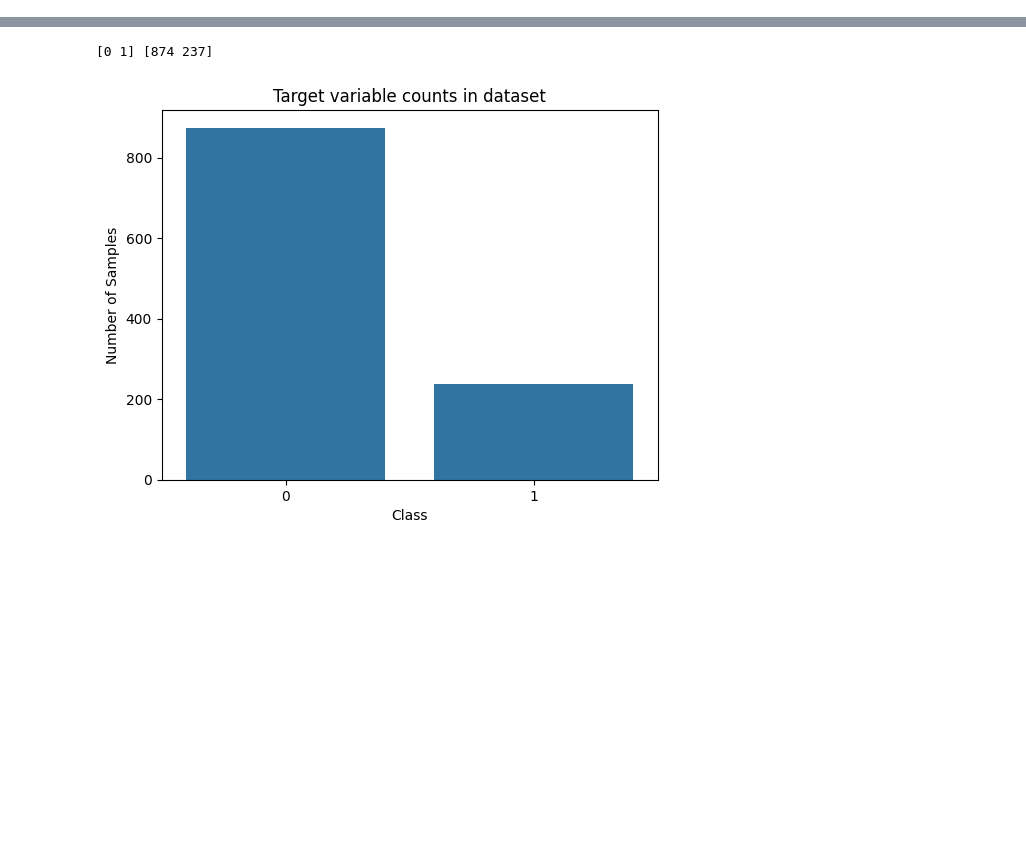
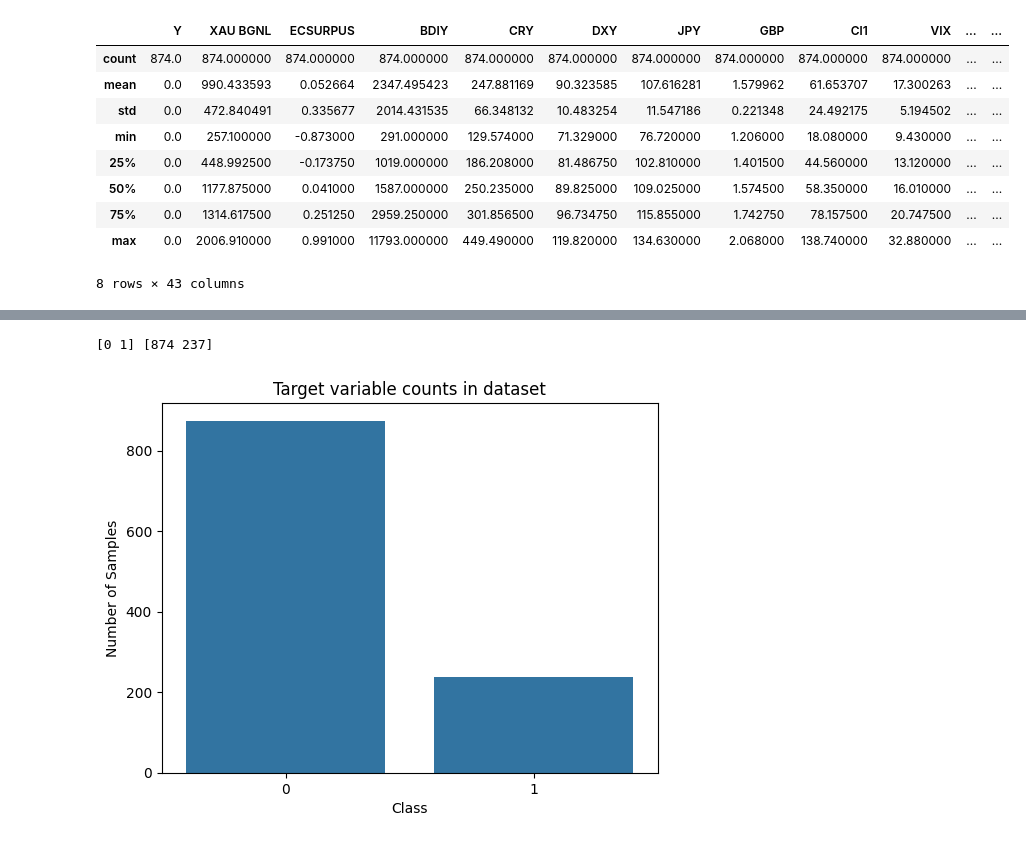
Before and after one commit to SKhan23-SWE/Market_Anomaly_Detection, a Jupyter notebook: market_analysis.ipynb, the cells around one changed output, grey strips where cells are left out. Cells and saved outputs as stored; diff of their text form; code cells hidden in the pictures; blank space fills up the shorter version.

```diff
--- a/market_analysis.ipynb
+++ b/market_analysis.ipynb
@@ -36,0 +28,13 @@ dtype: int64
+# %%
+df[df['Y'] == 0].describe()   # Data for non-anomalous days
+# %% [output]
+|  | Y | XAU BGNL | ECSURPUS | BDIY | CRY | DXY | JPY | GBP | Cl1 | VIX | ... | ... |
+| count | 874.0 | 874.000000 | 874.000000 | 874.000000 | 874.000000 | 874.000000 | 874.000000 | 874.000000 | 874.000000 | 874.000000 | ... | ... |
+| mean | 0.0 | 990.433593 | 0.052664 | 2347.495423 | 247.881169 | 90.323585 | 107.616281 | 1.579962 | 61.653707 | 17.300263 | ... | ... |
+| std | 0.0 | 472.840491 | 0.335677 | 2014.431535 | 66.348132 | 10.483254 | 11.547186 | 0.221348 | 24.492175 | 5.194502 | ... | ... |
+| min | 0.0 | 257.100000 | -0.873000 | 291.000000 | 129.574000 | 71.329000 | 76.720000 | 1.206000 | 18.080000 | 9.430000 | ... | ... |
+| 25% | 0.0 | 448.992500 | -0.173750 | 1019.000000 | 186.208000 | 81.486750 | 102.810000 | 1.401500 | 44.560000 | 13.120000 | ... | ... |
+| 50% | 0.0 | 1177.875000 | 0.041000 | 1587.000000 | 250.235000 | 89.825000 | 109.025000 | 1.574500 | 58.350000 | 16.010000 | ... | ... |
+| 75% | 0.0 | 1314.617500 | 0.251250 | 2959.250000 | 301.856500 | 96.734750 | 115.855000 | 1.742750 | 78.157500 | 20.747500 | ... | ... |
+| max | 0.0 | 2006.910000 | 0.991000 | 11793.000000 | 449.490000 | 119.820000 | 134.630000 | 2.068000 | 138.740000 | 32.880000 | ... | ... |
+8 rows × 43 columns
```
Also changed, not shown: parts of 25 cells of this notebook.
